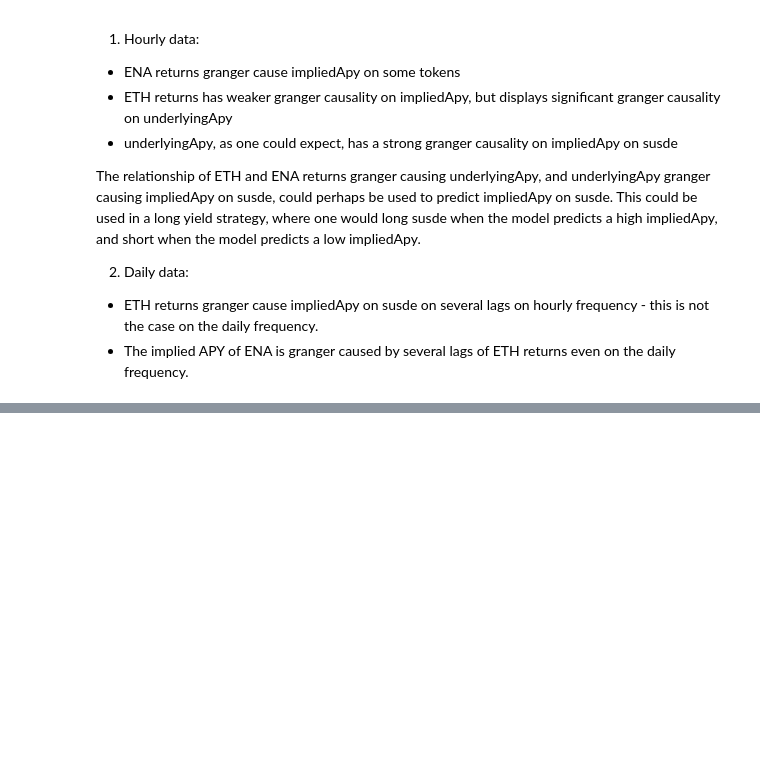
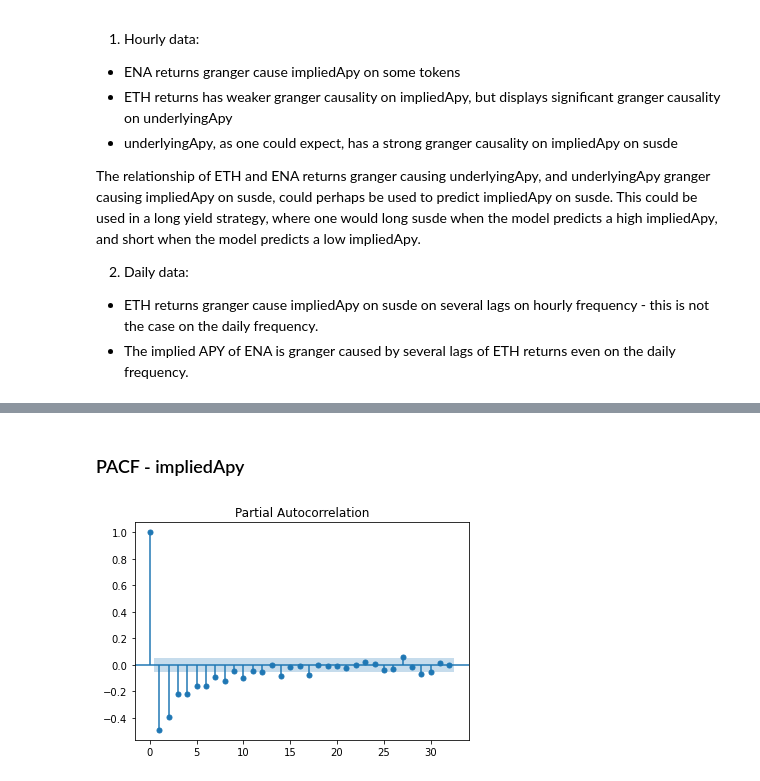
Before and after one commit to setamies/ena_analysis, a Jupyter notebook: pendle.ipynb, the cells around one changed output, grey strips where cells are left out. Cells and saved outputs as stored; diff of their text form; code cells hidden in the pictures; blank space fills up the shorter version.

```diff
--- a/pendle.ipynb
+++ b/pendle.ipynb
@@ -347,0 +353,10 @@ The relationship of ETH and ENA returns granger causing underlyingApy, and under
+# %% [markdown]
+### PACF - impliedApy
+# %%
+# import plot_pacf etc
+from statsmodels.graphics.tsaplots import plot_acf, plot_pacf
+
+plot_pacf(data['impliedApy'].dropna())
+plt.show()
+# %% [output]
+[figure, added]
```
Also changed, not shown: parts of 14 cells of this notebook, 1 other file.
